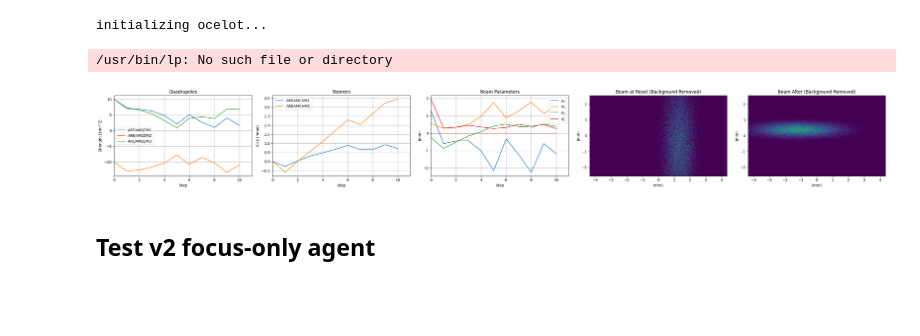
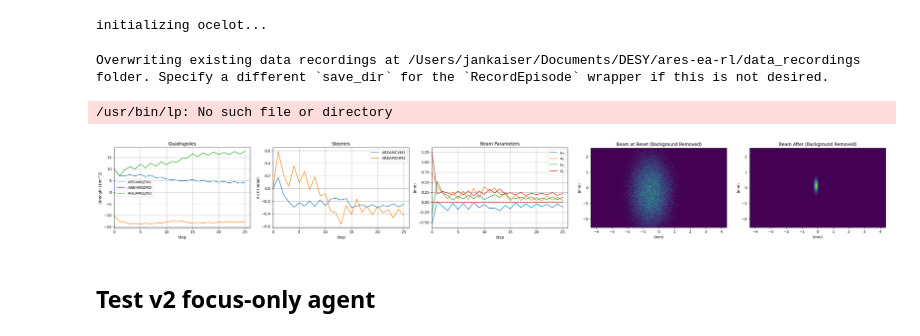
Before and after one commit to desy-ml/rl-vs-bo, a Jupyter notebook: test_optimize.ipynb, the cells around one changed output. Drawn from its saved outputs; the diff is of its cells as text; code cells hidden in the pictures; blank space fills up the shorter version.

Commit message:
Add directory overwrite warning to RecordEpisode

```diff
--- a/test_optimize.ipynb
+++ b/test_optimize.ipynb
@@ -7,21 +7,22 @@ initializing ocelot...
 # %%
 optimize_donkey(
     target_mu_x=0.0,
     target_sigma_x=0.0,
     target_mu_y=0.0,
     target_sigma_y=0.0,
     target_mu_x_threshold=1.16e-6,
     target_mu_y_threshold=2.16e-6,
     target_sigma_x_threshold=3.16e-6,
     target_sigma_y_threshold=4.16e-6,
-    max_steps=10,
+    max_steps=25,
     model_name="polished-donkey-996",
     logbook=True,
     callback=None,
 )
 # %% [output]
-/usr/bin/lp: No such file or directory
+Overwriting existing data recordings at /Users/jankaiser/Documents/DESY/ares-ea-rl/data_recordings folder. Specify a different `save_dir` for the `RecordEpisode` wrapper if this is not desired.
+/usr/bin/lp: No such file or directory
-[figure, old version]
+[figure, new version]
 # %% [markdown]
 ## Test v2 focus-only agent
 # %%
```
Also changed, not shown: 1 other file.
